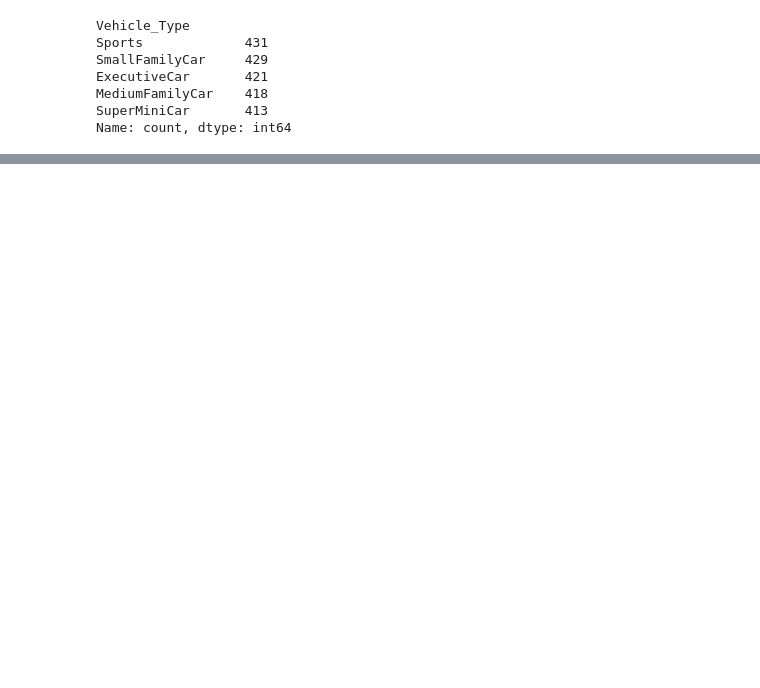
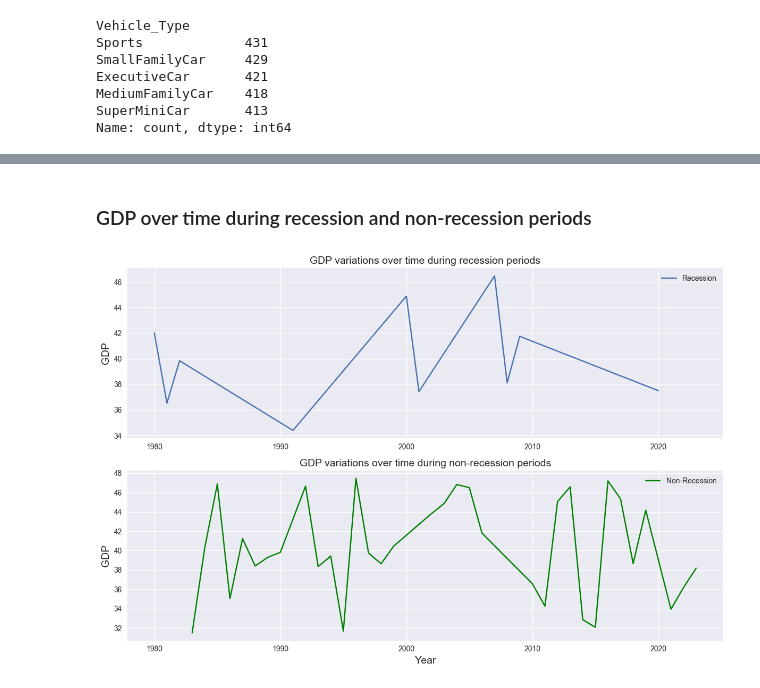
Before and after one commit to svd-jelo/IBM-Data-Science-Specialization, a Jupyter notebook: Course-8_Data-Visualization/final-project/Course-8-Final-Project_Recession.ipynb, the cells around one changed output, grey strips where cells are left out. Drawn from its saved outputs; the diff is of its cells as text; code cells hidden in the pictures; blank space fills up the shorter version.

```diff
--- a/Course-8_Data-Visualization/final-project/Course-8-Final-Project_Recession.ipynb
+++ b/Course-8_Data-Visualization/final-project/Course-8-Final-Project_Recession.ipynb
@@ -245,0 +219,31 @@ Based on the above plot, frequency of sales are higher during non-recession peri
+# %% [markdown]
+### GDP over time during recession and non-recession periods
+# %%
+fig = plt.figure(figsize=(12,8))
+
+# GDP over time during recession periods
+ax1 = fig.add_subplot(211)
+ax1.plot(
+    df[df['Recession']==1].groupby('Year')['GDP'].mean(),
+    label='Recession'
+)
+ax1.legend()
+ax1.set_ylabel('GDP', fontsize=14)
+ax1.set_title('GDP variations over time during recession periods', fontsize=14)
+
+# GDP over time during recession periods
+ax2 = fig.add_subplot(212, sharex=ax1)
+ax2.plot(
+    df[df['Recession']==0].groupby('Year')['GDP'].mean(),
+    label='Non-Recession',
+    color='green'
+)
+ax2.legend()
+ax2.set_ylabel('GDP', fontsize=14)
+ax2.set_xlabel('Year', fontsize=14)
+ax2.set_title('GDP variations over time during non-recession periods', fontsize=14)
+
+fig.tight_layout()
+plt.show()
+# %% [output]
+[figure, added]
```
Also changed, not shown: parts of 11 cells of this notebook.
